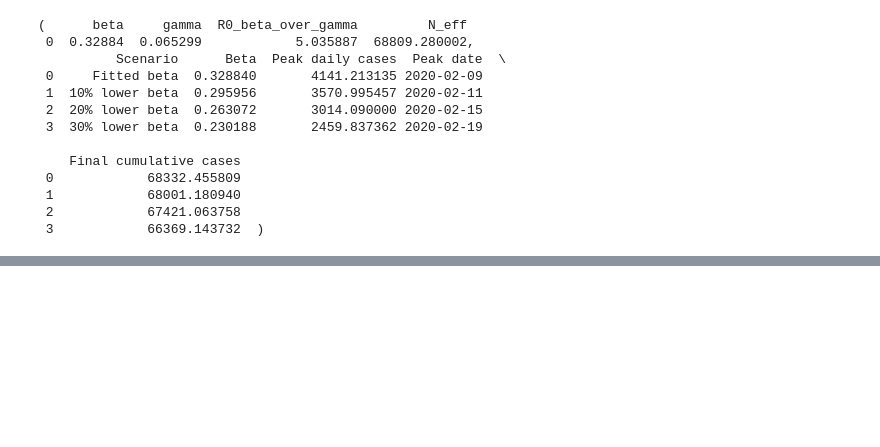
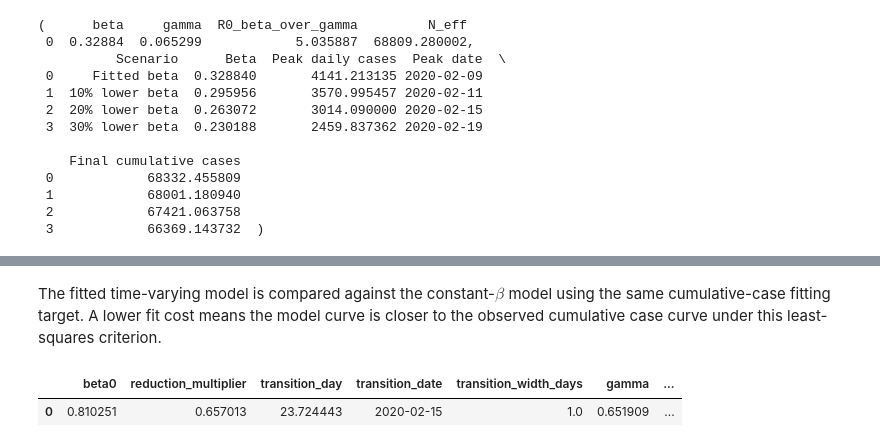
Before and after one commit to Hans-Yin/Intro-to-Math-Modeling-Final-Project, a Jupyter notebook: hubei_sir_project.ipynb, the cells around one changed output, grey strips where cells are left out. Drawn from its saved outputs; the diff is of its cells as text; code cells hidden in the pictures; blank space fills up the shorter version.

```diff
--- a/hubei_sir_project.ipynb
+++ b/hubei_sir_project.ipynb
@@ -344,0 +423,46 @@ parameters_df, results_df
+# %% [markdown]
+The fitted time-varying model is compared against the constant-$\beta$ model using the same cumulative-case fitting target. A lower fit cost means the model curve is closer to the observed cumulative case curve under this least-squares criterion.
+# %%
+# Reuse the tested helper functions from the project script.
+from hubei_sir_analysis import fit_sir_time_varying_beta, solve_sir_time_varying_beta
+
+(
+    beta0_tv,
+    reduction_multiplier_tv,
+    transition_day_tv,
+    width_tv,
+    gamma_tv,
+    N_eff_tv,
+    tv_fit_cost,
+) = fit_sir_time_varying_beta(df, beta_fit, gamma_fit, N_eff_fit)
+
+S_tv, I_tv, R_tv, time_varying_cumulative, daily_new_tv, beta_t = solve_sir_time_varying_beta(
+    beta0_tv,
+    reduction_multiplier_tv,
+    transition_day_tv,
+    width_tv,
+    gamma_tv,
+    N_eff_tv,
+    I0,
+    R0_initial,
+    t_data,
+)
+
+time_varying_parameters_df = pd.DataFrame([{
+    "beta0": beta0_tv,
+    "reduction_multiplier": reduction_multiplier_tv,
+    "transition_day": transition_day_tv,
+    "transition_date": df["date"].iloc[int(round(transition_day_tv))],
+    "transition_width_days": width_tv,
+    "gamma": gamma_tv,
+    "initial_R0_beta0_over_gamma": beta0_tv / gamma_tv,
+    "final_beta": beta_t[-1],
+    "final_Rt_beta_over_gamma": beta_t[-1] / gamma_tv,
+    "N_eff": N_eff_tv,
+    "fit_cost": tv_fit_cost,
+}])
+
+time_varying_parameters_df
+# %% [output]
+|  | beta0 | reduction_multiplier | transition_day | transition_date | transition_width_days | gamma | ... |
+| 0 | 0.810251 | 0.657013 | 23.724443 | 2020-02-15 | 1.0 | 0.651909 | ... |
```
Also changed, not shown: parts of 20 cells of this notebook, 8 other files.
